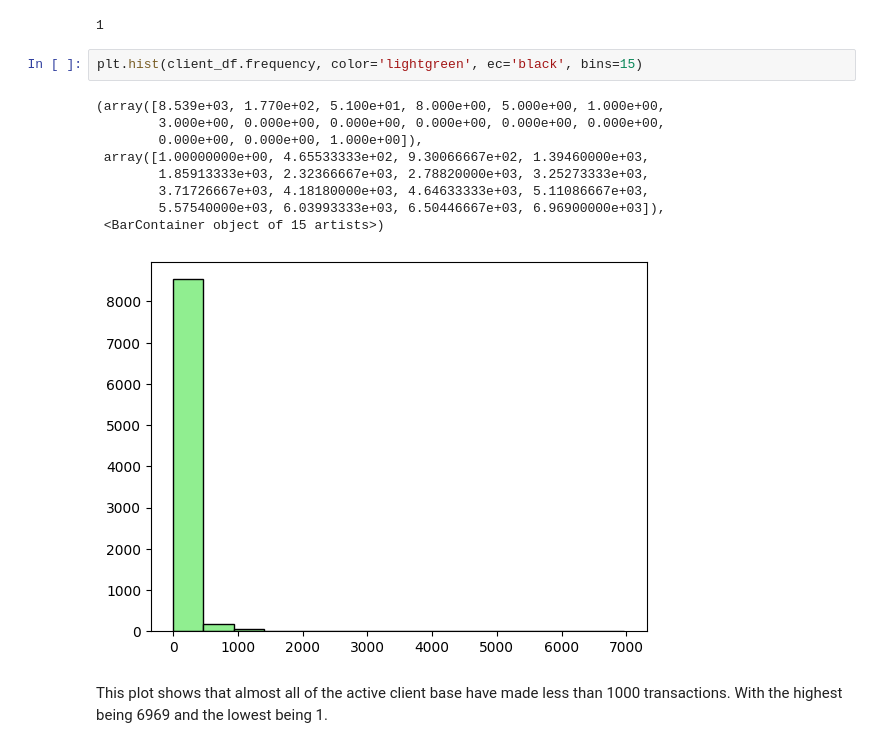
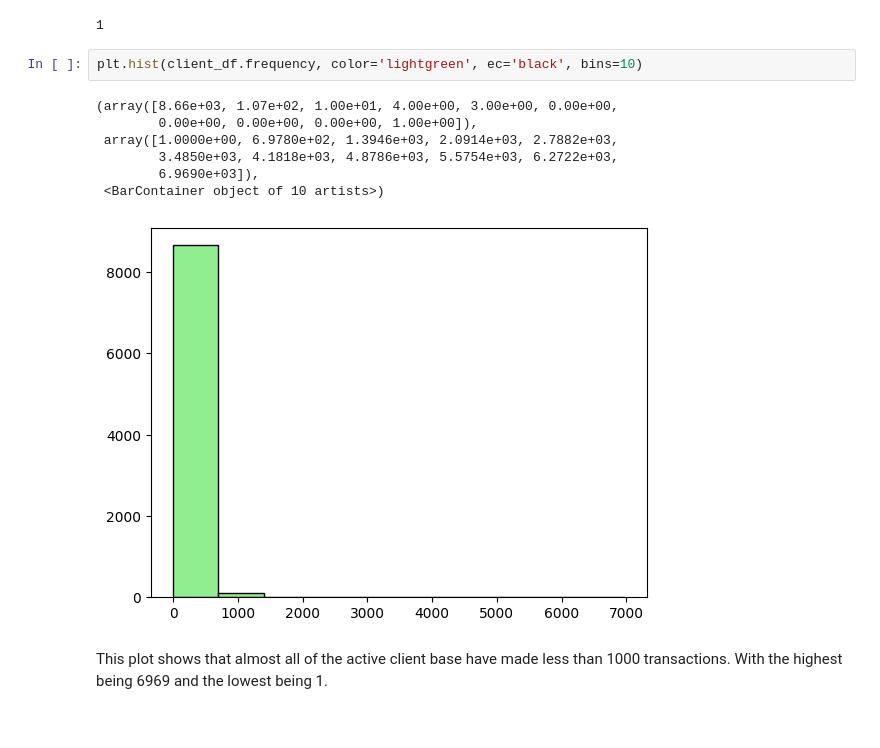
Before and after one commit to Asabeaaa/data-projects, a Jupyter notebook: consumer_analytics/RFM Analysis.ipynb, the cells around one changed output. Saved outputs shown, nothing was run; the diff lists cells and outputs as text.

```diff
--- a/consumer_analytics/RFM Analysis.ipynb
+++ b/consumer_analytics/RFM Analysis.ipynb
@@ -98,17 +105,15 @@ client_df.frequency.min()
 # %% [output]
 1
 # %%
-plt.hist(client_df.frequency, color='lightgreen', ec='black', bins=15)
+plt.hist(client_df.frequency, color='lightgreen', ec='black', bins=10)
 # %% [output]
-(array([8.539e+03, 1.770e+02, 5.100e+01, 8.000e+00, 5.000e+00, 1.000e+00,
-        3.000e+00, 0.000e+00, 0.000e+00, 0.000e+00, 0.000e+00, 0.000e+00,
-        0.000e+00, 0.000e+00, 1.000e+00]),
- array([1.00000000e+00, 4.65533333e+02, 9.30066667e+02, 1.39460000e+03,
-        1.85913333e+03, 2.32366667e+03, 2.78820000e+03, 3.25273333e+03,
-        3.71726667e+03, 4.18180000e+03, 4.64633333e+03, 5.11086667e+03,
-        5.57540000e+03, 6.03993333e+03, 6.50446667e+03, 6.96900000e+03]),
- <BarContainer object of 15 artists>)
+(array([8.66e+03, 1.07e+02, 1.00e+01, 4.00e+00, 3.00e+00, 0.00e+00,
+        0.00e+00, 0.00e+00, 0.00e+00, 1.00e+00]),
+ array([1.0000e+00, 6.9780e+02, 1.3946e+03, 2.0914e+03, 2.7882e+03,
+        3.4850e+03, 4.1818e+03, 4.8786e+03, 5.5754e+03, 6.2722e+03,
+        6.9690e+03]),
+ <BarContainer object of 10 artists>)
-[figure, old version]
+[figure, new version]
 # %% [markdown]
 This plot shows that almost all of the active client base have made less than 1000 transactions. With the highest being 6969 and the lowest being 1.
 # %% [markdown]
```
Also changed, not shown: parts of 22 cells of this notebook.
